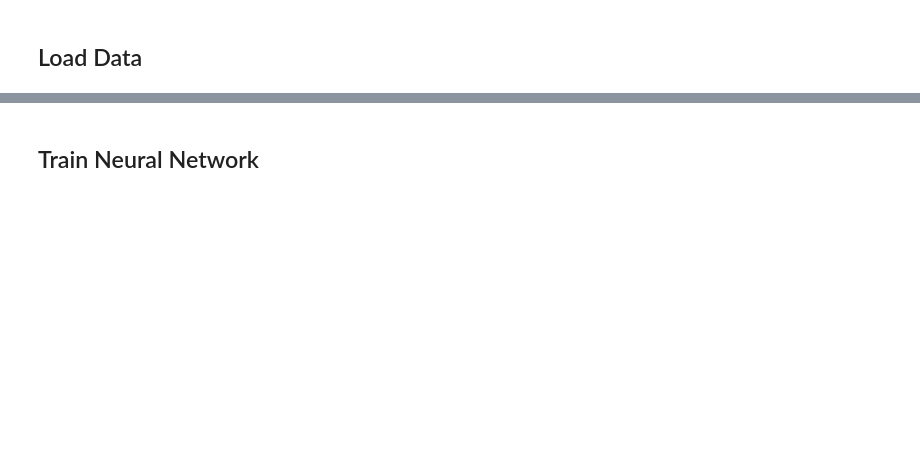
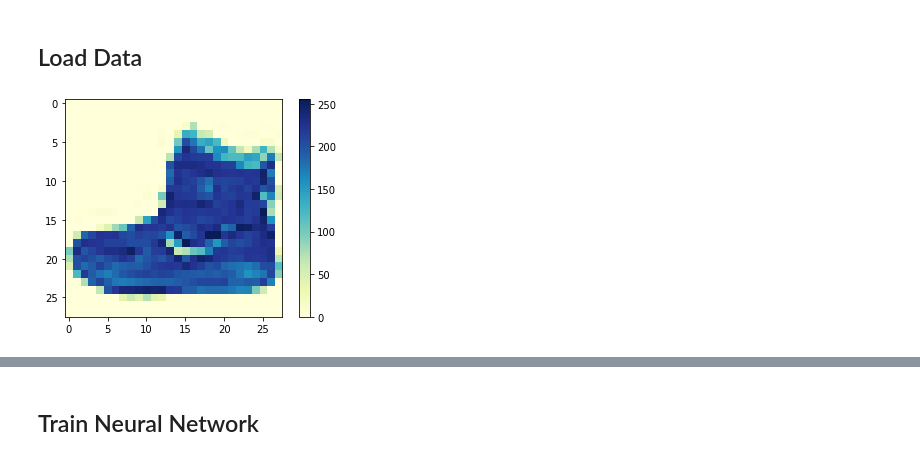
Before and after one commit to gsamuel85/ai-afterworks, a Jupyter notebook: demo-images.ipynb, the cells around one changed output, grey strips where cells are left out. Drawn from its saved outputs; the diff is of its cells as text; code cells hidden in the pictures; blank space fills up the shorter version.

```diff
--- a/demo-images.ipynb
+++ b/demo-images.ipynb
@@ -17,10 +17,12 @@ class_names = ['T-shirt/top', 'Trouser', 'Pullover', 'Dress', 'Coat',
 # %%
 # Show example from dataset
 
 plt.figure()
-plt.imshow(X_train[0])
+plt.imshow(X_train[0], cmap='YlGnBu')
 plt.colorbar()
 plt.grid(False)
+# %% [output]
+[figure, added]
 # %%
 plt.figure(figsize=(10,10))
 for i in range(25):
```
Also changed, not shown: parts of 9 cells of this notebook.
